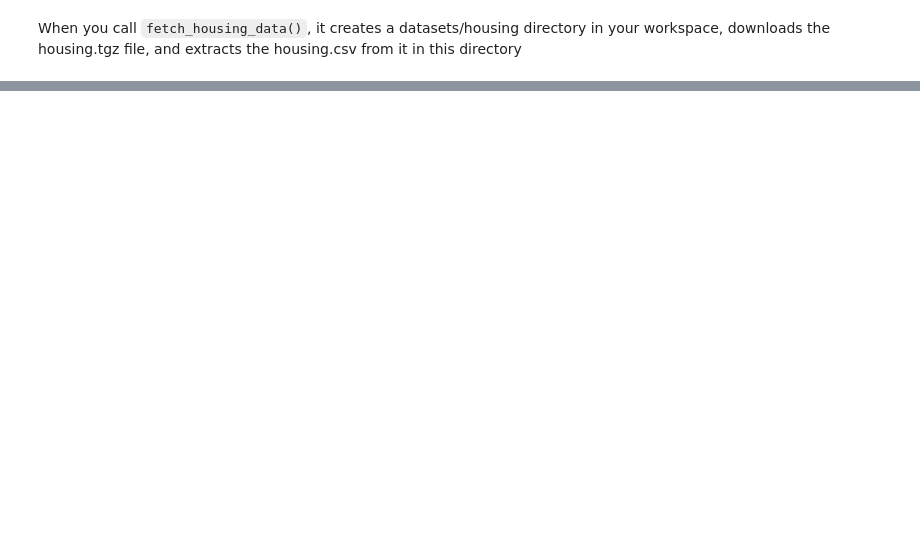
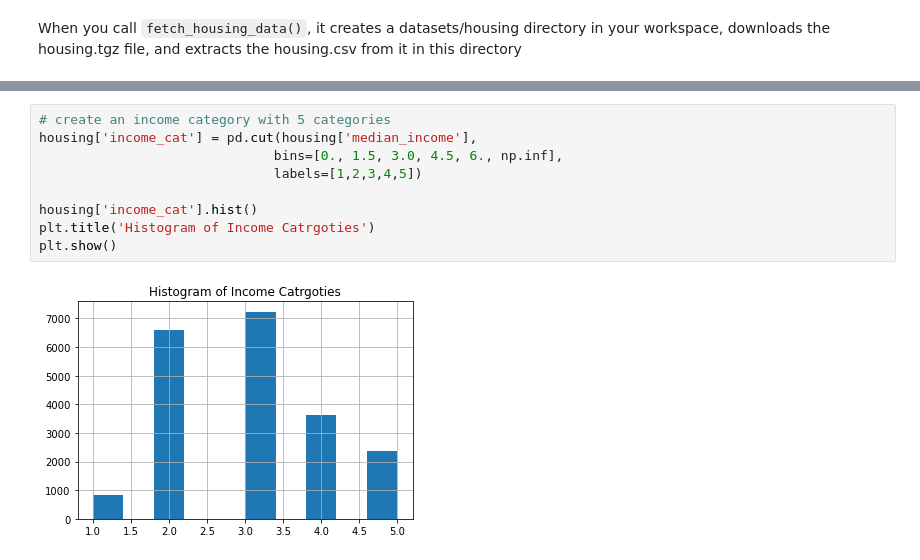
Before and after one commit to Clement-Okolo/ML_PATH, a Jupyter notebook: Housing.ipynb, the cells around one changed output, grey strips where cells are left out. Saved outputs shown, nothing was run; the diff lists cells and outputs as text; blank space fills up the shorter version.

```diff
--- a/Housing.ipynb
+++ b/Housing.ipynb
@@ -49,0 +244,11 @@ housing.head()
+# %%
+# create an income category with 5 categories
+housing['income_cat'] = pd.cut(housing['median_income'],
+                              bins=[0., 1.5, 3.0, 4.5, 6., np.inf],
+                              labels=[1,2,3,4,5])
+
+housing['income_cat'].hist()
+plt.title('Histogram of Income Catrgoties')
+plt.show()
+# %% [output]
+[figure, added]
```
Also changed, not shown: parts of 170 cells of this notebook.
